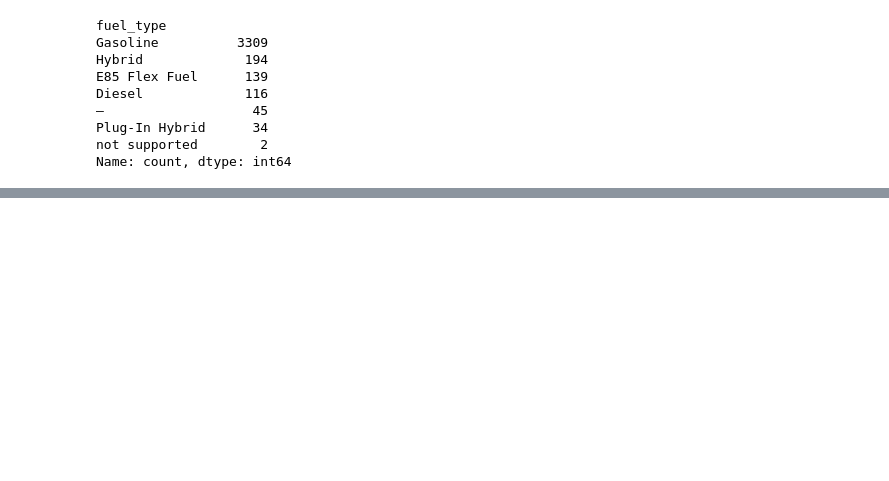
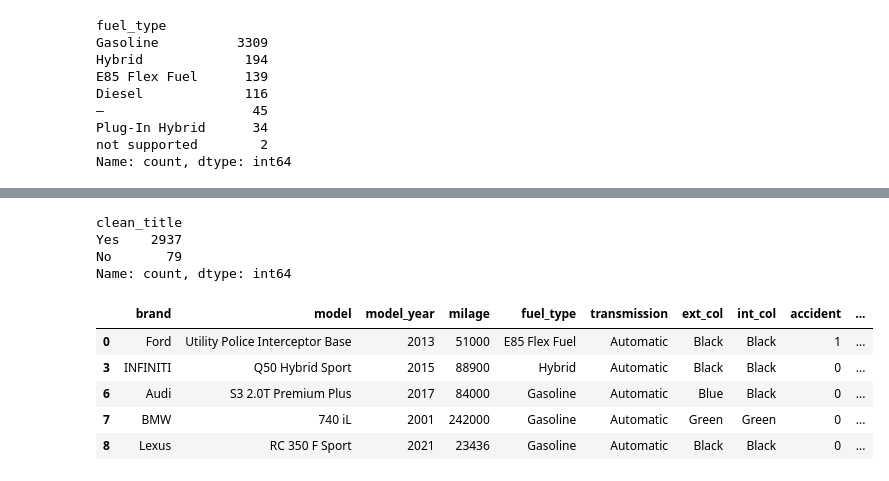
Before and after one commit to Dipu9813/Predict-car-price-DSproject, a Jupyter notebook: KCE080BCT008.ipynb, the cells around one changed output, grey strips where cells are left out. Cells and saved outputs as stored; diff of their text form; code cells hidden in the pictures; blank space fills up the shorter version.

Commit message:
data cleaning almost completed

```diff
--- a/KCE080BCT008.ipynb
+++ b/KCE080BCT008.ipynb
@@ -129,0 +292,24 @@ df.head()
+# %%
+df['clean_title'].value_counts()
+# %% [output]
+clean_title
+Yes    2937
+No       79
+Name: count, dtype: int64
+# %%
+#A clean title is important to buyers because it generally implies the vehicle has not suffered severe damage or
+# issues that could affect its safety, performance, or value.
+clean_title_mapping = {
+    'Yes': 1,
+    'No': 0,
+}
+
+df['clean_title'] = df['clean_title'].map(clean_title_mapping)
+df.head()
+# %% [output]
+|  | brand | model | model_year | milage | fuel_type | transmission | ext_col | int_col | accident | ... |
+| 0 | Ford | Utility Police Interceptor Base | 2013 | 51000 | E85 Flex Fuel | Automatic | Black | Black | 1 | ... |
+| 3 | INFINITI | Q50 Hybrid Sport | 2015 | 88900 | Hybrid | Automatic | Black | Black | 0 | ... |
+| 6 | Audi | S3 2.0T Premium Plus | 2017 | 84000 | Gasoline | Automatic | Blue | Black | 0 | ... |
+| 7 | BMW | 740 iL | 2001 | 242000 | Gasoline | Automatic | Green | Green | 0 | ... |
+| 8 | Lexus | RC 350 F Sport | 2021 | 23436 | Gasoline | Automatic | Black | Black | 0 | ... |
```
Also changed, not shown: parts of 24 cells of this notebook.
